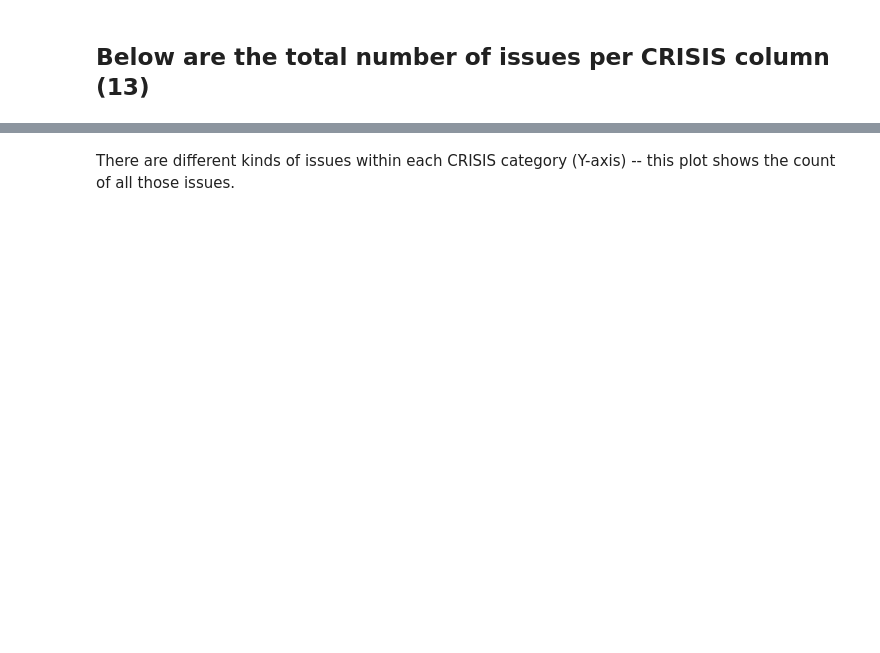
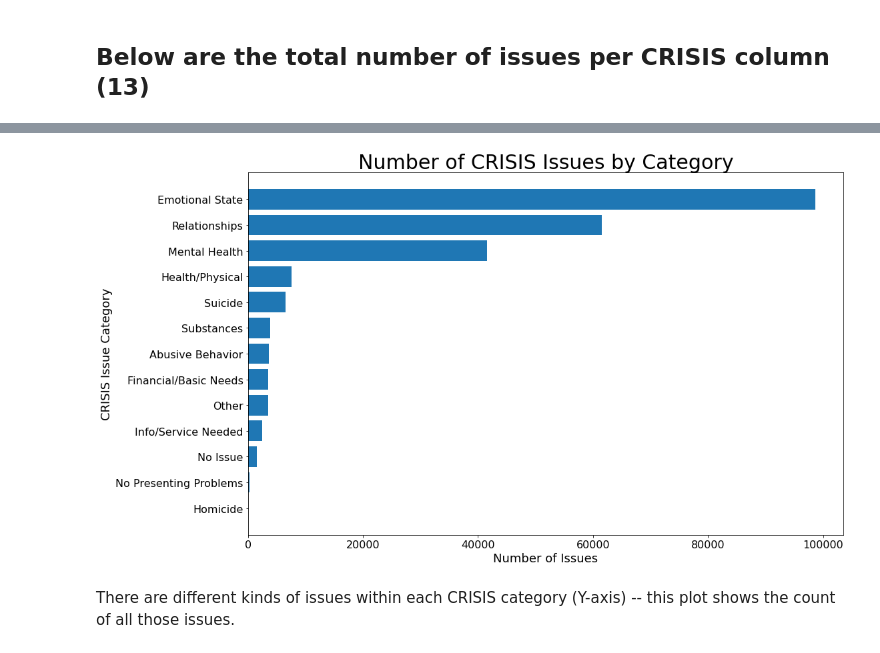
Before and after one commit to NSS-Data-Analytics-Cohort-6/fcs-crisis-data-campers, a Jupyter notebook: notebooks/FCS_project_datacampers.ipynb, the cells around one changed output, grey strips where cells are left out. Drawn from its saved outputs; the diff is of its cells as text; code cells hidden in the pictures; blank space fills up the shorter version.

```diff
--- a/notebooks/FCS_project_datacampers.ipynb
+++ b/notebooks/FCS_project_datacampers.ipynb
@@ -425,10 +610,13 @@ issue_count_df
 # %%
 plt.figure(figsize=(16, 10))
 plt.barh(issue_count_df.CRISIS_Issue, issue_count_df.Number_of_Issues)
 plt.xticks(rotation = 0, fontsize=16)
 plt.xlabel('Number of Issues', fontsize=18)
+plt.ylabel('CRISIS Issue Category', fontsize=18)
 plt.yticks(fontsize=16)
-plt.title('Number of CRISIS Issues Per Category', fontsize=30);
+plt.title('Number of CRISIS Issues by Category', fontsize=30);
+# %% [output]
+[figure, added]
 # %% [markdown]
 There are different kinds of issues within each CRISIS category (Y-axis) -- this plot shows the count of all those issues.
 # %%
```
Also changed, not shown: parts of 73 cells of this notebook.
